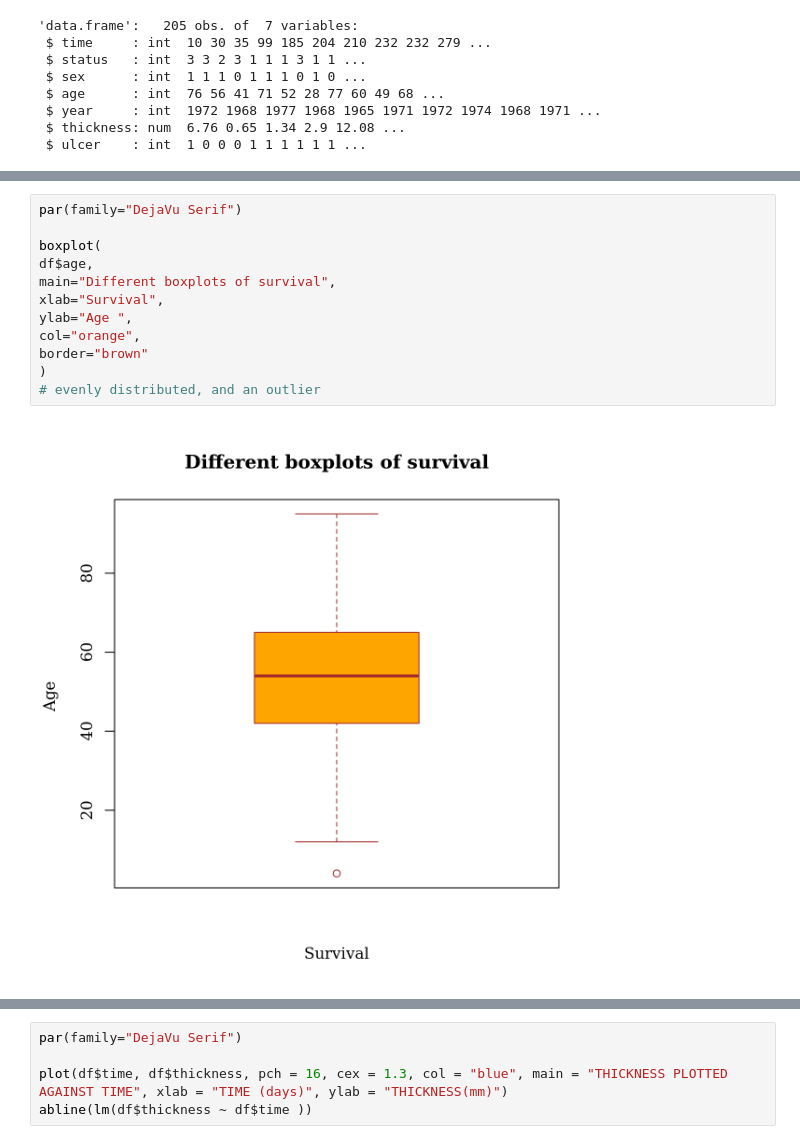
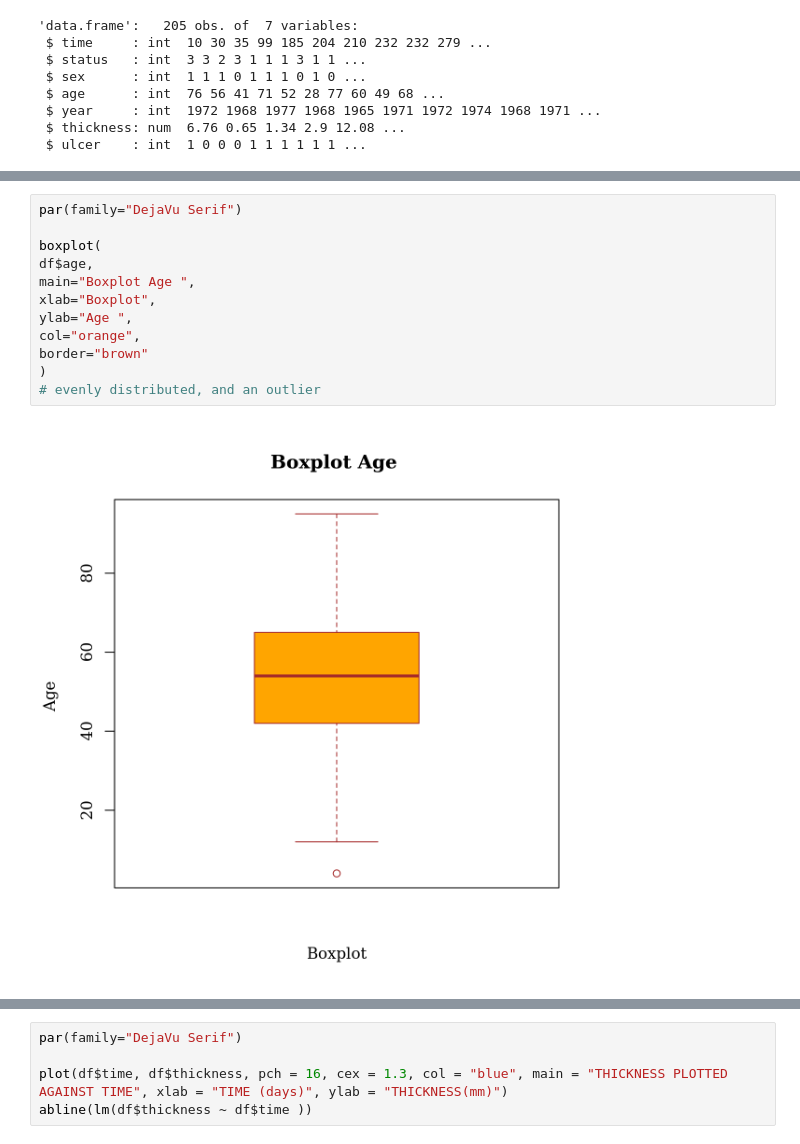
Before and after one commit to proflamyt/melo-dataset, a Jupyter notebook: olamide.ipynb, the cells around one changed output, grey strips where cells are left out. Cells and saved outputs as stored; diff of their text form.

```diff
--- a/olamide.ipynb
+++ b/olamide.ipynb
@@ -74,14 +81,14 @@ names(df)
 # %%
 par(family="DejaVu Serif")
 
 boxplot(
 df$age,
-main="Different boxplots of survival",
-xlab="Survival",
+main="Boxplot Age ",
+xlab="Boxplot",
 ylab="Age ",
 col="orange",
 border="brown"
 )
 # evenly distributed, and an outlier
 # %% [output]
-[figure, old version]
+[figure, new version]
```
Also changed, not shown: parts of 28 cells of this notebook.
